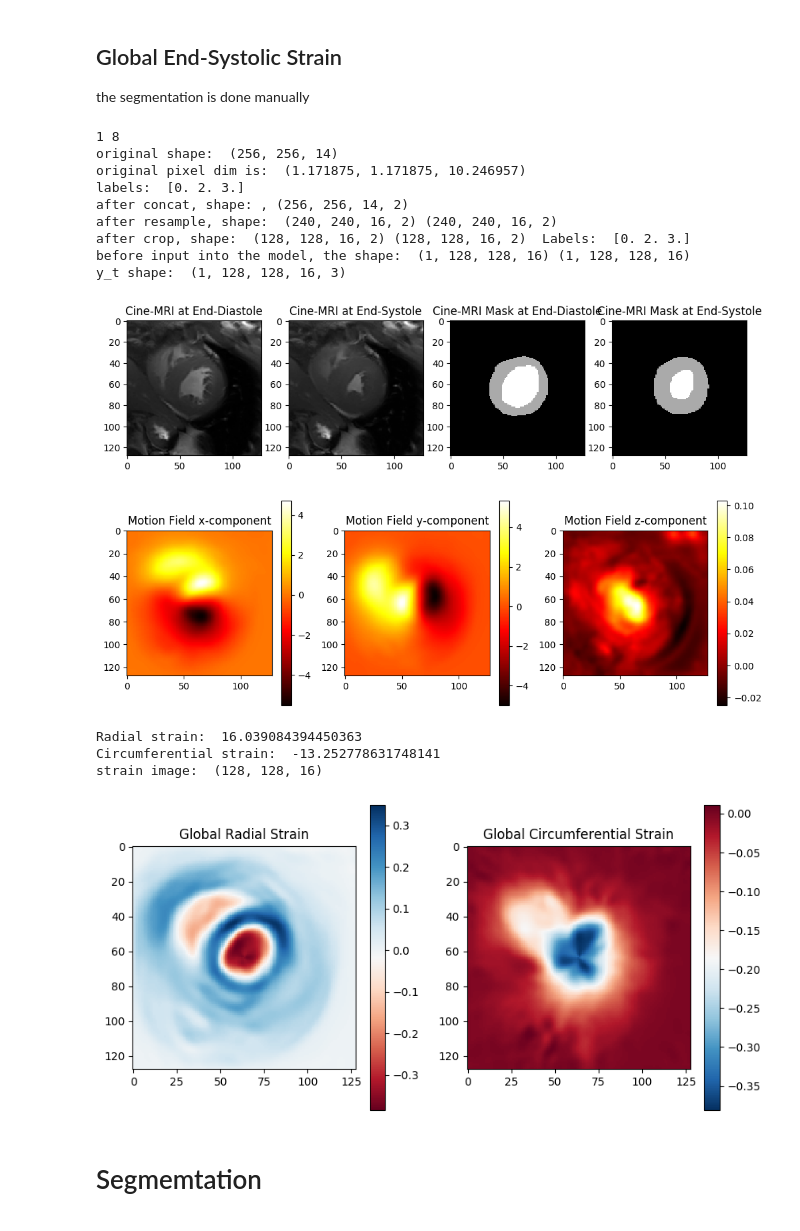
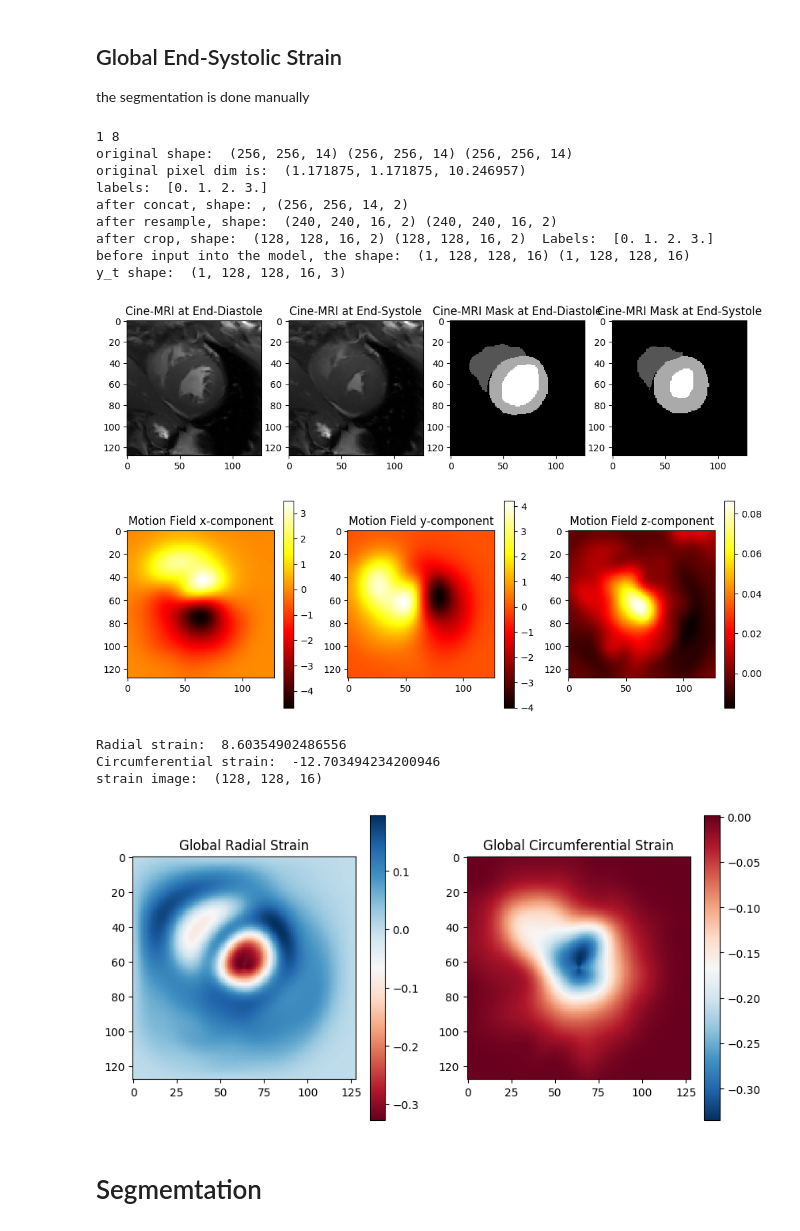
Before and after one commit to zhennongchen/DeepStrain, a Jupyter notebook: main_predict_motion.ipynb, the cells around one changed output. Drawn from its saved outputs; the diff is of its cells as text; code cells hidden in the pictures.

```diff
--- a/main_predict_motion.ipynb
+++ b/main_predict_motion.ipynb
@@ -70,18 +87,27 @@ patient_seg_folder = os.path.join(data_path, 'nii_manual_seg', patient_id)
 
 V_nifti_ED = nb.load(os.path.join(patient_img_folder, 'Org3D_frame' + str(ED) + '.nii.gz'))
 V_nifti_ES = nb.load(os.path.join(patient_img_folder, 'Org3D_frame' + str(ES) + '.nii.gz'))
+
 M_nifti_ED = nb.load(os.path.join(patient_seg_folder, 'SAX_ED_seg.nii.gz'))
 M_nifti_ES = nb.load(os.path.join(patient_seg_folder, 'SAX_ES_seg.nii.gz'))
 
+M_nifti_ED_RV = nb.load(os.path.join(main_path,'results/trained/seg/' ,patient_id,'pred_seg_frame' + str(ED) + '.nii.gz'))
+M_nifti_ES_RV = nb.load(os.path.join(main_path,'results/trained/seg/' ,patient_id,'pred_seg_frame' + str(ES) + '.nii.gz'))
+
 # third: preprocess - change the label in segmentation: RV = 1, Myocardium = 2, LV = 3
 M_ED = np.round(M_nifti_ED.get_fdata()).astype(int)
+M_ED_RV = np.round(M_nifti_ED_RV.get_fdata()).astype(int)
 M_ED[M_ED==1] = 3
+M_ED[M_ED_RV==3] = 1
 M_nifti_ED = nb.Nifti1Image(M_ED, affine=M_nifti_ED.affine, header=M_nifti_ED.header)
+
 M_ES = np.round(M_nifti_ES.get_fdata()).astype(int)
+M_ES_RV = np.round(M_nifti_ES_RV.get_fdata()).astype(int)
 M_ES[M_ES==1] = 3
+M_ES[M_ES_RV==3] = 1
 M_nifti_ES = nb.Nifti1Image(M_ES, affine=M_nifti_ES.affine, header=M_nifti_ES.header)
 
-print('original shape: ',V_nifti_ED.get_fdata().shape)
+print('original shape: ',V_nifti_ED.get_fdata().shape, M_nifti_ED.get_fdata().shape, M_nifti_ES.get_fdata().shape)
 print('original pixel dim is: ', V_nifti_ED.header.get_zooms())
 print('labels: ', np.unique(M_nifti_ED.get_fdata()))
 
@@ -122,7 +148,9 @@ V_t = np.transpose(V_t, (3,0,1,2))
 print('before input into the model, the shape: ', V_0.shape, V_t.shape)
 
 # fifth: predict motion vector
-y_t = netME([V_0, V_t]).numpy()
+# y_t = netME([V_0, V_t]).numpy()
+y_t = nb.load(os.path.join(main_path, 'models/fine_tune_carmen/ID_0015/mvf.nii.gz')).get_fdata()
+y_t = y_t[None,...]
 print('y_t shape: ', y_t.shape)
 
 # smooth the motion fields. Note that these motion fields can be used to warp points individually, or could be
@@ -131,44 +159,45 @@ y_t = gaussian_filter(y_t, sigma=(0,2,2,0,0))
 
 plt.figure(figsize=(12,4))
 plt.subplot(131); plt.imshow(y_t[0,:,:,7,0], cmap='hot'); plt.title('Motion Field x-component'); plt.colorbar()
 plt.subplot(132); plt.imshow(y_t[0,:,:,7,1], cmap='hot'); plt.title('Motion Field y-component'); plt.colorbar()
 plt.subplot(133); plt.imshow(y_t[0,:,:,7,2], cmap='hot'); plt.title('Motion Field z-component'); plt.colorbar()
 plt.show()
 
 # last: calculate strain
 mask_end_diastole = M[..., 0]
+mask_end_systole = M[..., 1]
 
 strain = myocardial_strain.MyocardialStrain(mask=mask_end_diastole, flow=y_t[0,:,:,:,:])
 strain.calculate_strain(lv_label=2)
 
-print('Radial strain: ', 100*strain.Err[strain.mask_rot==2].mean())
+print('Radial strain: ', 100*strain.Err[strain.mask_rot==2].mean())  # mask_rot means moves the whole mask (segmentation) to the center of myocardium
 print('Circumferential strain: ', 100*strain.Ecc[strain.mask_rot==2].mean())
 print('strain image: ', strain.Err.shape)
 
 plt.figure(figsize=(10,5))
 plt.subplot(121); plt.imshow(strain.Err[:,:,7], cmap='RdBu'); plt.title('Global Radial Strain'); plt.colorbar()
 plt.subplot(122); plt.imshow(strain.Ecc[:,:,7], cmap='RdBu_r'); plt.title('Global Circumferential Strain'); plt.colorbar()
 plt.show()
 
 # save the motion field:
-# a = nb.Nifti1Image(y_t[0,:,:,:,:] , affine=V_nifti_ED.affine, header=V_nifti_ED.header)
-# nb.save(a, os.path.join(main_path, 'models/fine_tune_carmen/ID_0015/mvf.nii.gz'))
+a = nb.Nifti1Image(y_t[0,:,:,:,:] , affine=V_nifti_ED.affine, header=V_nifti_ED.header)
+nb.save(a, os.path.join(main_path, 'models/fine_tune_carmen/ID_0015/mvf.nii.gz'))
 # %% [output]
 1 8
-original shape:  (256, 256, 14)
+original shape:  (256, 256, 14) (256, 256, 14) (256, 256, 14)
 original pixel dim is:  (1.171875, 1.171875, 10.246957)
-labels:  [0. 2. 3.]
+labels:  [0. 1. 2. 3.]
 after concat, shape: , (256, 256, 14, 2)
 after resample, shape:  (240, 240, 16, 2) (240, 240, 16, 2)
-after crop, shape:  (128, 128, 16, 2) (128, 128, 16, 2)  Labels:  [0. 2. 3.]
+after crop, shape:  (128, 128, 16, 2) (128, 128, 16, 2)  Labels:  [0. 1. 2. 3.]
 before input into the model, the shape:  (1, 128, 128, 16) (1, 128, 128, 16)
 y_t shape:  (1, 128, 128, 16, 3)
-[figure, old version]
+[figure, new version]
-[figure, old version]
+[figure, new version]
-Radial strain:  16.039084394450363
-Circumferential strain:  -13.252778631748141
+Radial strain:  8.60354902486556
+Circumferential strain:  -12.703494234200946
 strain image:  (128, 128, 16)
-[figure, old version]
+[figure, new version]
 # %% [markdown]
 # Segmemtation
 # %%
```
Also changed, not shown: parts of 2 cells of this notebook, 2 other files.
